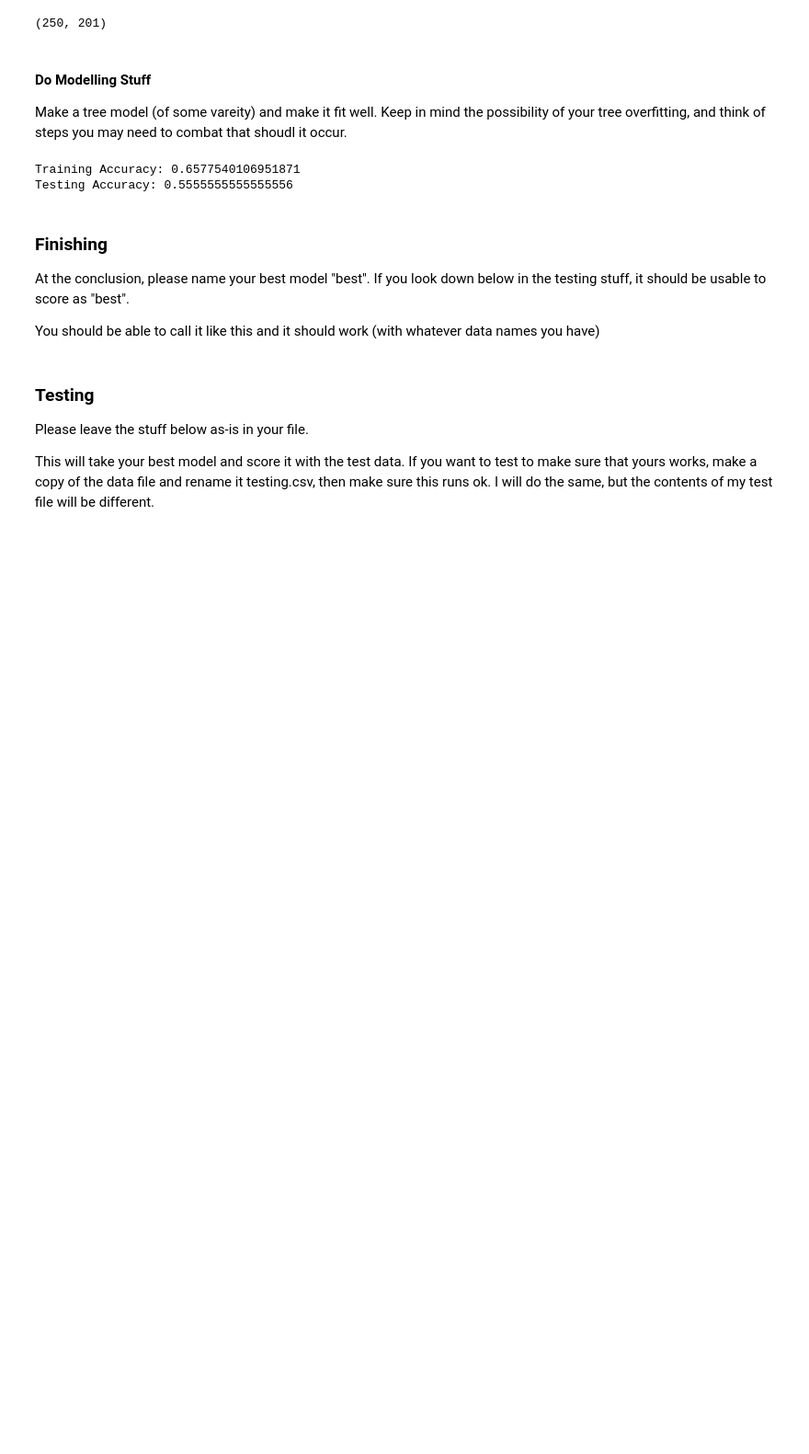
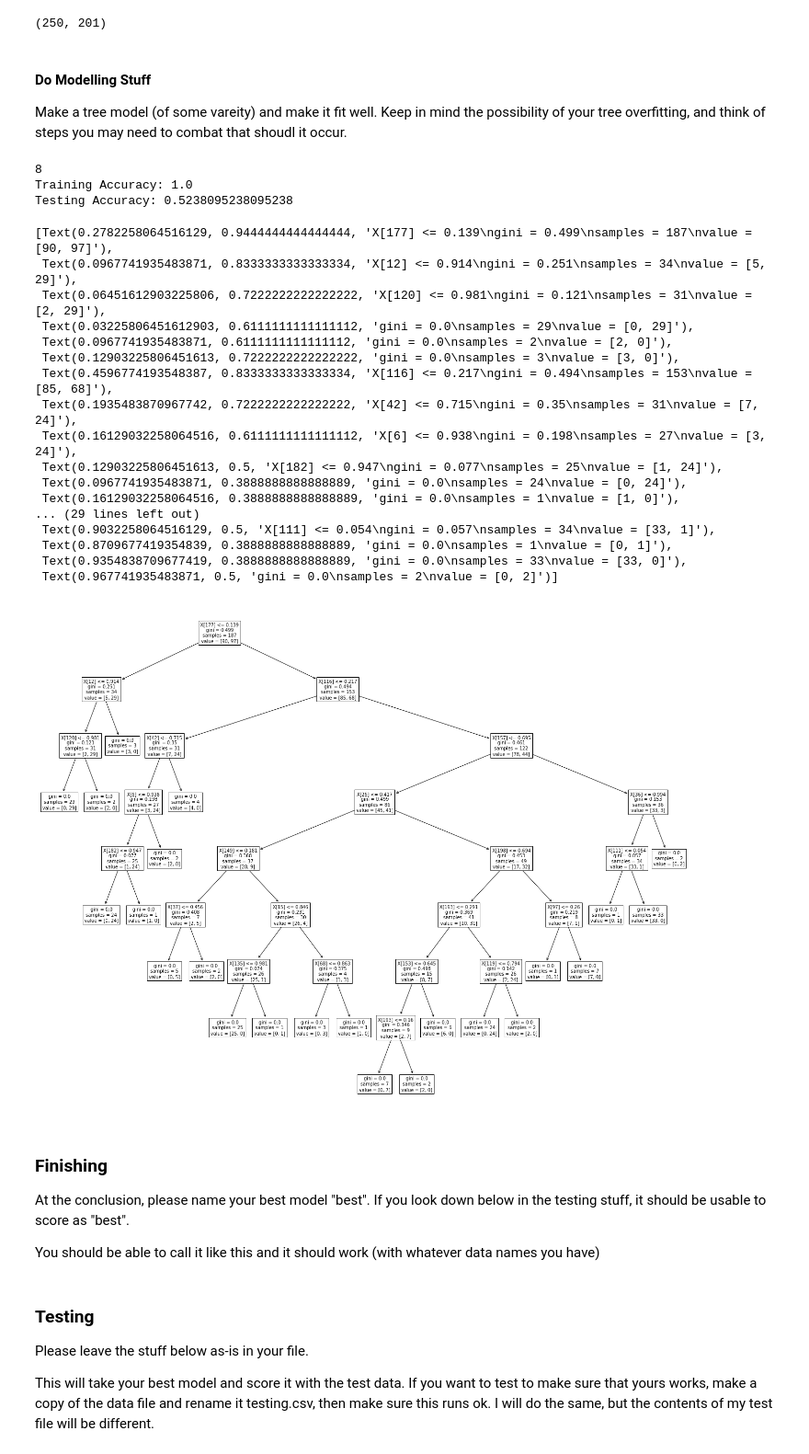
Before and after one commit to CcDenn/ItML_Asn_1_Students, a Jupyter notebook: part2_start.ipynb, the cells around one changed output. Shown: that part at 92% size. Cells and saved outputs as stored; diff of their text form; code cells hidden in the pictures; blank space fills up the shorter version.

```diff
--- a/part2_start.ipynb
+++ b/part2_start.ipynb
@@ -81,27 +86,43 @@ if  show_eda == True:
 
 Make a tree model (of some vareity) and make it fit well. Keep in mind the possibility of your tree overfitting, and think of steps you may need to combat that shoudl it occur.
 # %%
-y = df["target"]
-X = df.drop(columns={"target"})
+y = np.array(df["target"]).reshape(-1,1)
+X = np.array(df.drop(columns={"target"}))
 
 X_train, X_test, y_train, y_test = train_test_split(X, y)
 # %%
-rf_para = {'min_samples_split':[3,4,5,6,7],
-            'max_depth':[3,4,5,6,7,8],
-            'criterion':["gini","entropy"],
-            'min_impurity_decrease':[.01,.1,1,10,100],
-            'min_samples_leaf': [5,10,20,30,40,50]
-            }
+clf = DecisionTreeClassifier(random_state=0)
+clf = clf.fit(X_train, y_train)
 
-
-clf = GridSearchCV(estimator=DecisionTreeClassifier(random_state=0), param_grid=rf_para, cv=10, n_jobs=-1)
-clf.fit(X_train, y_train.ravel())
-clf.best_estimator_
-print("Training Accuracy:", clf.best_estimator_.score(X_train, y_train))
-print("Testing Accuracy:", clf.best_estimator_.score(X_test, y_test))
+print(clf.get_depth())
+print("Training Accuracy:", clf.score(X_train, y_train))
+print("Testing Accuracy:", clf.score(X_test, y_test))
 # %% [output]
-Training Accuracy: 0.6577540106951871
-Testing Accuracy: 0.5555555555555556
+8
+Training Accuracy: 1.0
+Testing Accuracy: 0.5238095238095238
+# %%
+plt.figure(figsize=(25,20))
+plot_tree(clf)
+# %% [output]
+[Text(0.2782258064516129, 0.9444444444444444, 'X[177] <= 0.139\ngini = 0.499\nsamples = 187\nvalue = [90, 97]'),
+ Text(0.0967741935483871, 0.8333333333333334, 'X[12] <= 0.914\ngini = 0.251\nsamples = 34\nvalue = [5, 29]'),
+ Text(0.06451612903225806, 0.7222222222222222, 'X[120] <= 0.981\ngini = 0.121\nsamples = 31\nvalue = [2, 29]'),
+ Text(0.03225806451612903, 0.6111111111111112, 'gini = 0.0\nsamples = 29\nvalue = [0, 29]'),
+ Text(0.0967741935483871, 0.6111111111111112, 'gini = 0.0\nsamples = 2\nvalue = [2, 0]'),
+ Text(0.12903225806451613, 0.7222222222222222, 'gini = 0.0\nsamples = 3\nvalue = [3, 0]'),
+ Text(0.4596774193548387, 0.8333333333333334, 'X[116] <= 0.217\ngini = 0.494\nsamples = 153\nvalue = [85, 68]'),
+ Text(0.1935483870967742, 0.7222222222222222, 'X[42] <= 0.715\ngini = 0.35\nsamples = 31\nvalue = [7, 24]'),
+ Text(0.16129032258064516, 0.6111111111111112, 'X[6] <= 0.938\ngini = 0.198\nsamples = 27\nvalue = [3, 24]'),
+ Text(0.12903225806451613, 0.5, 'X[182] <= 0.947\ngini = 0.077\nsamples = 25\nvalue = [1, 24]'),
+ Text(0.0967741935483871, 0.3888888888888889, 'gini = 0.0\nsamples = 24\nvalue = [0, 24]'),
+ Text(0.16129032258064516, 0.3888888888888889, 'gini = 0.0\nsamples = 1\nvalue = [1, 0]'),
+... (29 lines left out)
+ Text(0.9032258064516129, 0.5, 'X[111] <= 0.054\ngini = 0.057\nsamples = 34\nvalue = [33, 1]'),
+ Text(0.8709677419354839, 0.3888888888888889, 'gini = 0.0\nsamples = 1\nvalue = [0, 1]'),
+ Text(0.9354838709677419, 0.3888888888888889, 'gini = 0.0\nsamples = 33\nvalue = [33, 0]'),
+ Text(0.967741935483871, 0.5, 'gini = 0.0\nsamples = 2\nvalue = [0, 2]')]
+[figure, added]
 # %% [markdown]
 ### Finishing
 
```
Also changed, not shown: parts of 4 cells of this notebook, 2 other files.
